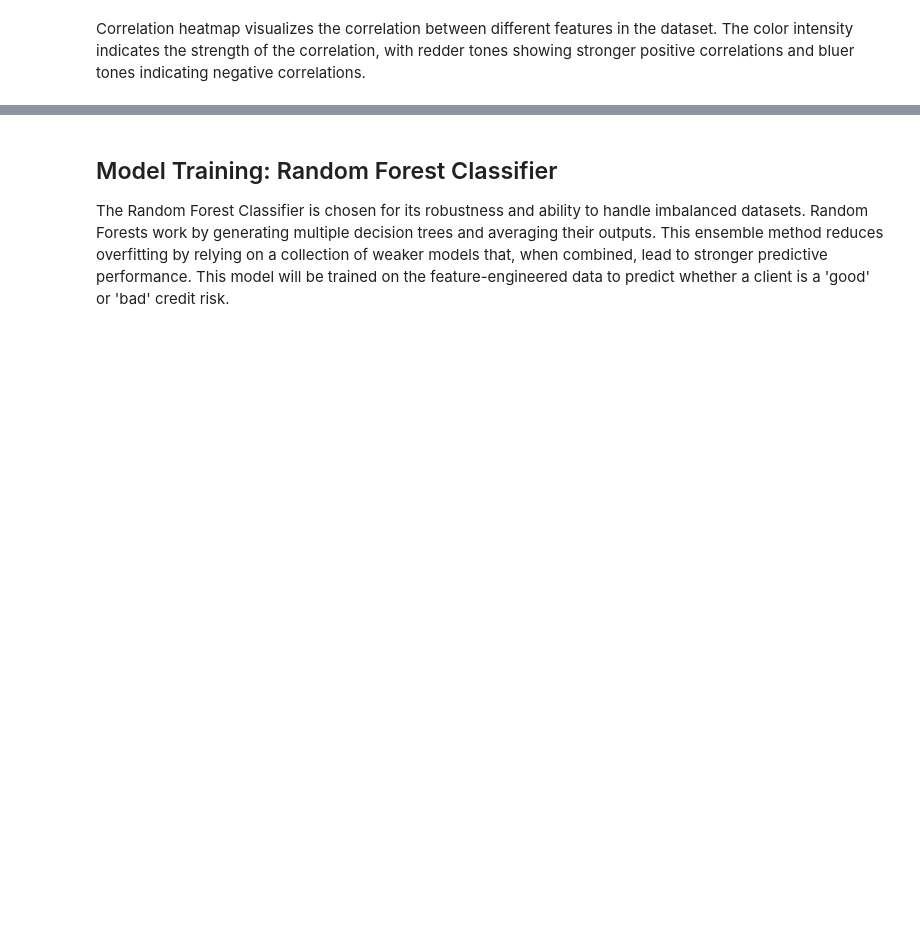
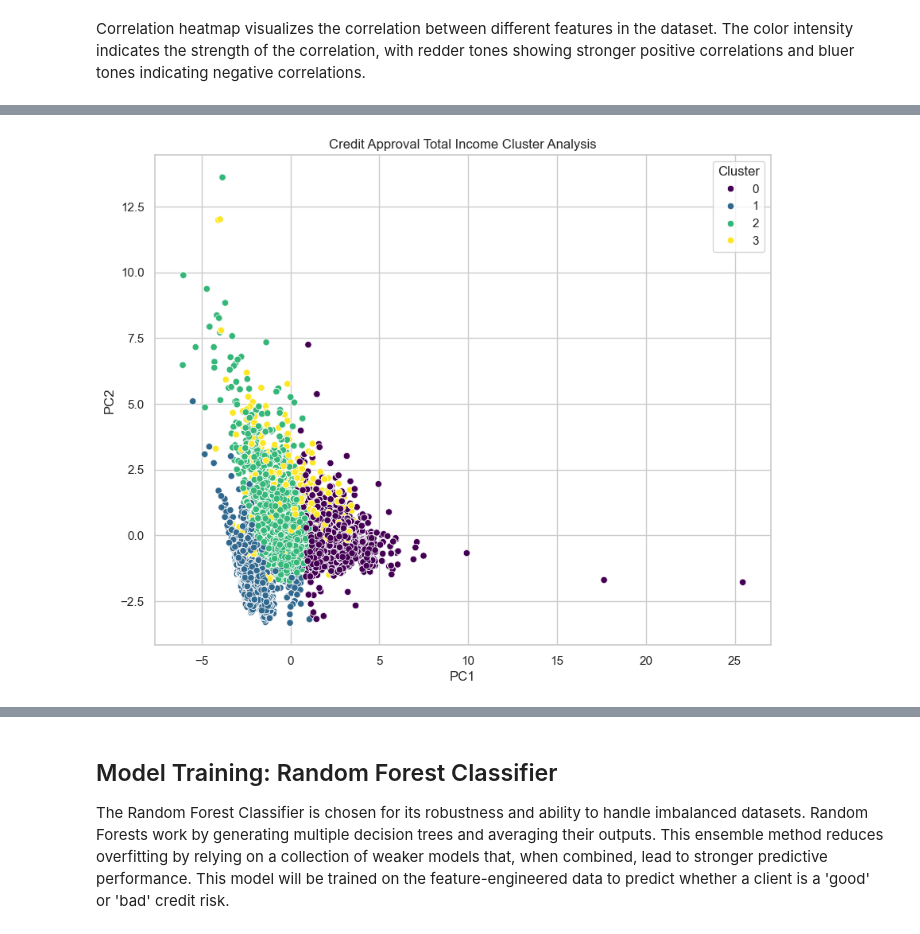
Before and after one commit to huixincai/team_project2, a Jupyter notebook: project2/Project2.ipynb, the cells around one changed output, grey strips where cells are left out. Drawn from its saved outputs; the diff is of its cells as text; code cells hidden in the pictures; blank space fills up the shorter version.

```diff
--- a/project2/Project2.ipynb
+++ b/project2/Project2.ipynb
@@ -243,0 +303,6 @@ Correlation heatmap visualizes the correlation between different features in the
+# %%
+import numpy as np
+
+numeric_columns = feature_engineered_data.select_dtypes(include=[np.number]).columns
+
+categorical_columns = feature_engineered_data.select_dtypes(include=['object']).columns
@@ -243,0 +339,3 @@ Correlation heatmap visualizes the correlation between different features in the
+# %%
+# Fit the pipeline to the data
+kmeans_pipeline.fit(feature_engineered_data)
@@ -243,0 +361,8 @@ Correlation heatmap visualizes the correlation between different features in the
+# %%
+# Get cluster labels
+cluster_labels = kmeans_pipeline.named_steps['kmeans'].labels_
+
+# Add cluster labels to the dataframe
+feature_engineered_data['Cluster'] = cluster_labels
+
+feature_engineered_data.head(5)
@@ -243,0 +377,19 @@ Correlation heatmap visualizes the correlation between different features in the
+# %%
+# Perform PCA on the preprocessed data for visualization
+pca = PCA(n_components=2)
+preprocessed_data = kmeans_pipeline.named_steps['preprocessor'].transform(feature_engineered_data)
+pca_features = pca.fit_transform(preprocessed_data)
+
+
+
+# Create a dataframe with PCA features
+pca_df = pd.DataFrame(data=pca_features, columns=['PC1', 'PC2'])
+pca_df['Cluster'] = cluster_labels
+# %%
+# Visualize the clusters
+plt.figure(figsize=(10, 8))
+sns.scatterplot(x='PC1', y='PC2', hue='Cluster', data=pca_df, palette='viridis')
+plt.title('Credit Approval Total Income Cluster Analysis')
+plt.show()
+# %% [output]
+[figure, added]
```
Also changed, not shown: parts of 12 cells of this notebook.
